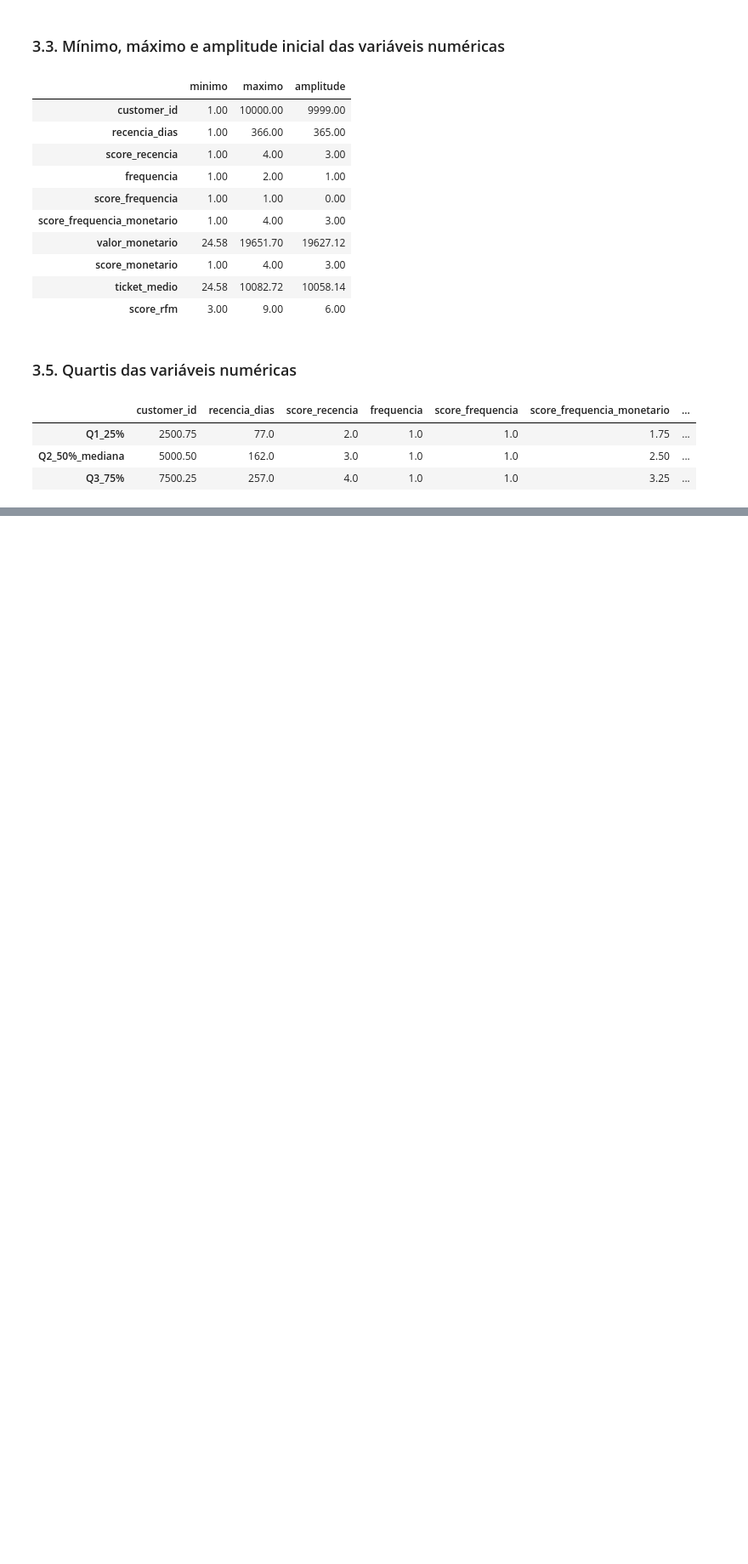
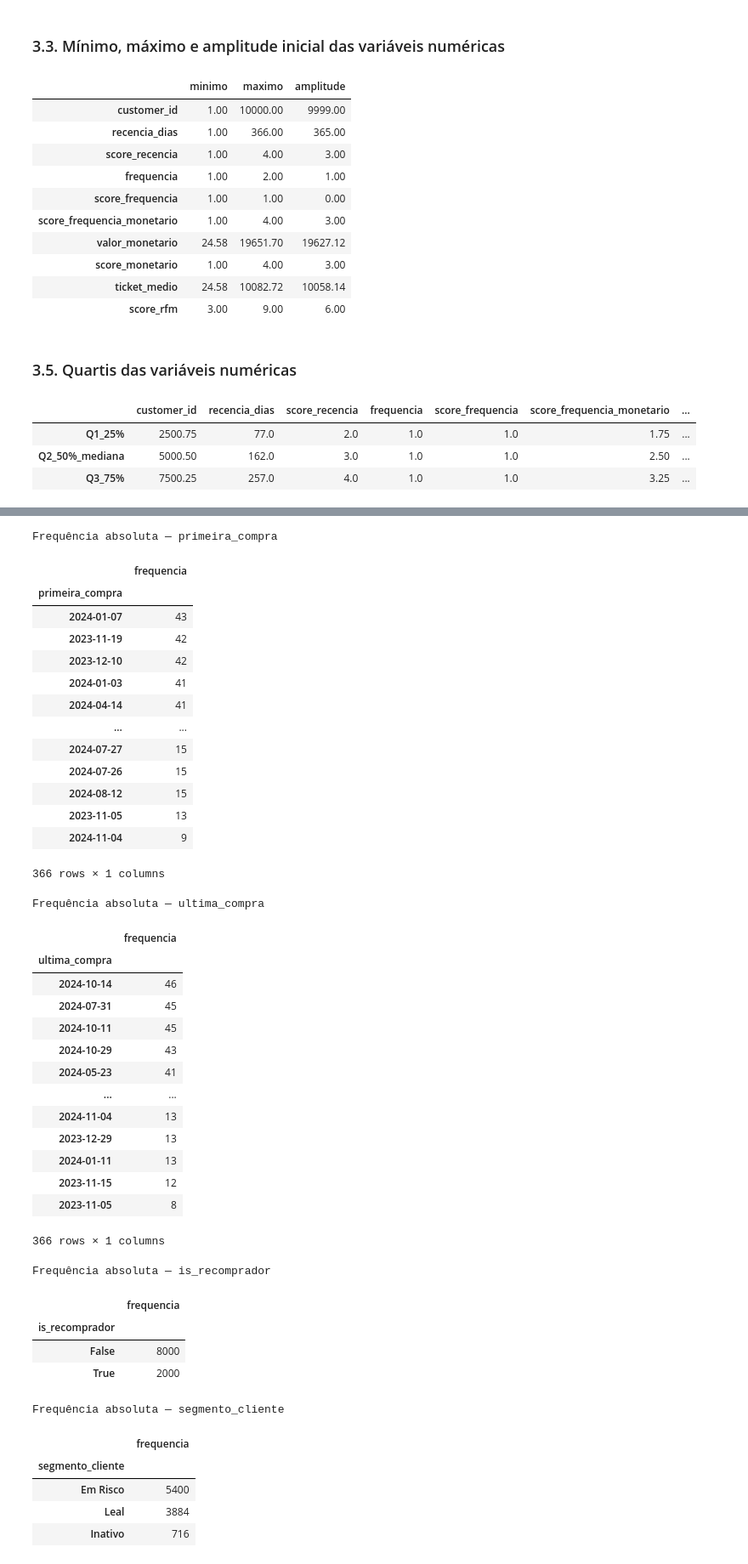
Before and after one commit to MilenaSf00/Trabalho_ciencia_de_dados, a Jupyter notebook: notebooks/3_aed.ipynb, the cells around one changed output, grey strips where cells are left out. Shown at 85% size. Cells and saved outputs as stored; diff of their text form; code cells hidden in the pictures; blank space fills up the shorter version.

```diff
--- a/notebooks/3_aed.ipynb
+++ b/notebooks/3_aed.ipynb
@@ -220,0 +223,46 @@ quartis
+# %%
+for coluna in categoricas:
+    print(f"\nFrequência absoluta — {coluna}")
+    display(df[coluna].value_counts(dropna=False).to_frame(name="frequencia"))
+# %% [output]
+Frequência absoluta — primeira_compra
+|  | frequencia |
+| primeira_compra |  |
+| 2024-01-07 | 43 |
+| 2023-11-19 | 42 |
+| 2023-12-10 | 42 |
+| 2024-01-03 | 41 |
+| 2024-04-14 | 41 |
+| ... | ... |
+| 2024-07-27 | 15 |
+| 2024-07-26 | 15 |
+| 2024-08-12 | 15 |
+| 2023-11-05 | 13 |
+| 2024-11-04 | 9 |
+366 rows × 1 columns
+Frequência absoluta — ultima_compra
+|  | frequencia |
+| ultima_compra |  |
+| 2024-10-14 | 46 |
+| 2024-07-31 | 45 |
+| 2024-10-11 | 45 |
+| 2024-10-29 | 43 |
+| 2024-05-23 | 41 |
+| ... | ... |
+| 2024-11-04 | 13 |
+| 2023-12-29 | 13 |
+| 2024-01-11 | 13 |
+| 2023-11-15 | 12 |
+| 2023-11-05 | 8 |
+366 rows × 1 columns
+Frequência absoluta — is_recomprador
+|  | frequencia |
+| is_recomprador |  |
+| False | 8000 |
+| True | 2000 |
+Frequência absoluta — segmento_cliente
+|  | frequencia |
+| segmento_cliente |  |
+| Em Risco | 5400 |
+| Leal | 3884 |
+| Inativo | 716 |
```
Also changed, not shown: parts of 3 cells of this notebook.
